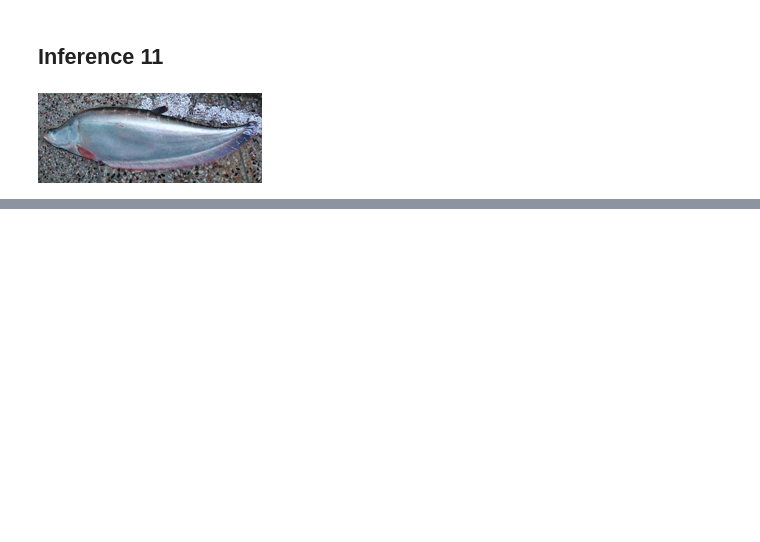
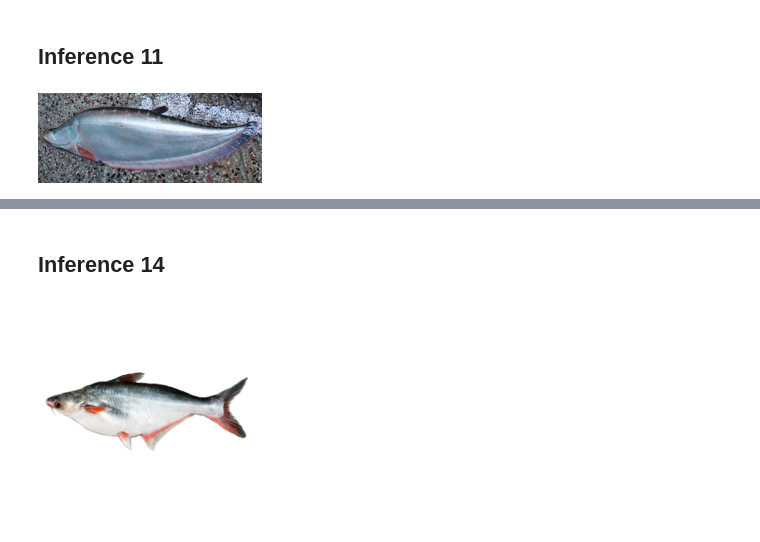
Before and after one commit to Neloy-Barman/Interpretable-Bengali-Fish-Recognizer, a Jupyter notebook: Notebooks/model_inference.ipynb, the cells around one changed output, grey strips where cells are left out. Saved outputs shown, nothing was run; the diff lists cells and outputs as text; code cells hidden in the pictures; blank space fills up the shorter version.

```diff
--- a/Notebooks/model_inference.ipynb
+++ b/Notebooks/model_inference.ipynb
@@ -210,0 +243,8 @@ model.predict(image_11_path)
+# %% [markdown]
+## **Inference 14**
+# %%
+image_14_path = "test images/unknown_14.png"
+image_14 = Image.open(image_14_path)
+image_14.to_thumb(224,224)
+# %% [output]
+[figure, added]
```
Also changed, not shown: parts of 29 cells of this notebook.
